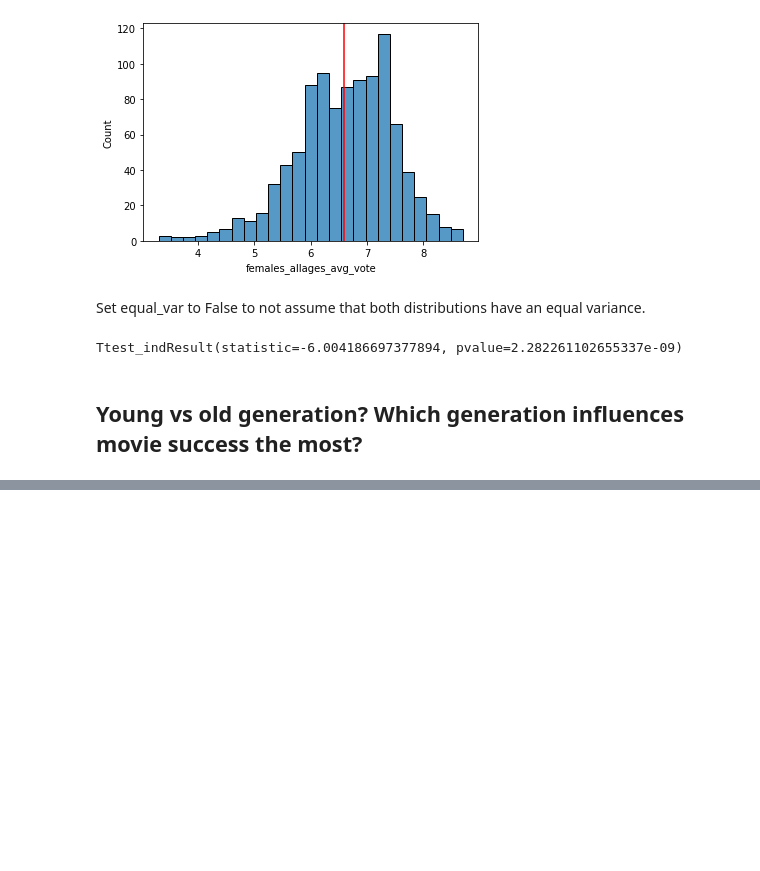
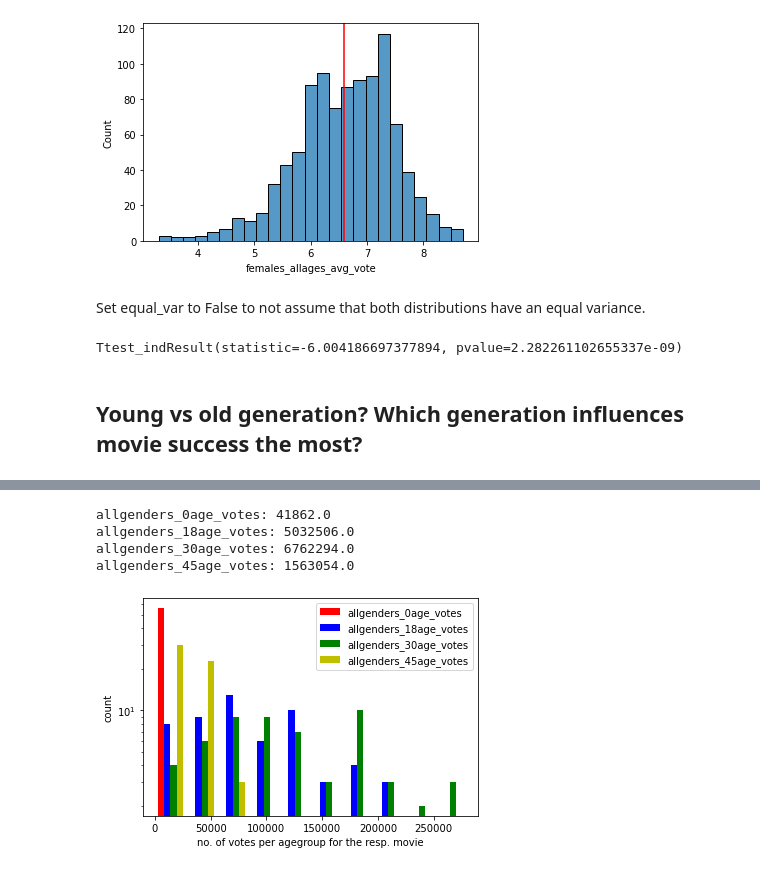
Before and after one commit to epfl-ada/ada-2021-project-f-jab, a Jupyter notebook: RQ4.ipynb, the cells around one changed output, grey strips where cells are left out. Saved outputs shown, nothing was run; the diff lists cells and outputs as text; code cells hidden in the pictures; blank space fills up the shorter version.

```diff
--- a/RQ4.ipynb
+++ b/RQ4.ipynb
@@ -668,3 +668,19 @@ Covariance Type:                nonrobust
 
 Notes:
 [1] Standard Errors assume that the covariance matrix of the errors is correctly specified.
+# %%
+for col_name in ['allgenders_0age_votes','allgenders_18age_votes','allgenders_30age_votes','allgenders_45age_votes']:
+    print('{}: {}'.format(col_name, sum(our_movies[col_name])))
+# %% [output]
+allgenders_0age_votes: 41862.0
+allgenders_18age_votes: 5032506.0
+allgenders_30age_votes: 6762294.0
+allgenders_45age_votes: 1563054.0
+# %%
+col_names = ['allgenders_0age_votes','allgenders_18age_votes','allgenders_30age_votes','allgenders_45age_votes']
+plt.hist([our_movies[col_name] for col_name in col_names], color=['r','b', 'g', 'y'], log=True, label=col_names)
+plt.legend()
+plt.ylabel('count')
+plt.xlabel('no. of votes per agegroup for the resp. movie');
+# %% [output]
+[figure, added]
```
Also changed, not shown: parts of 12 cells of this notebook.
